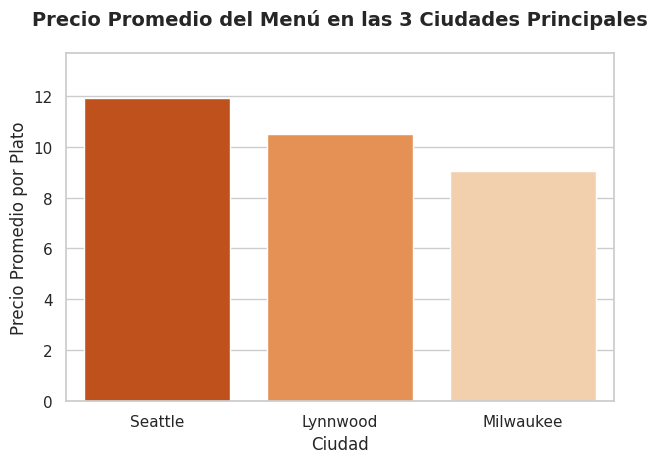
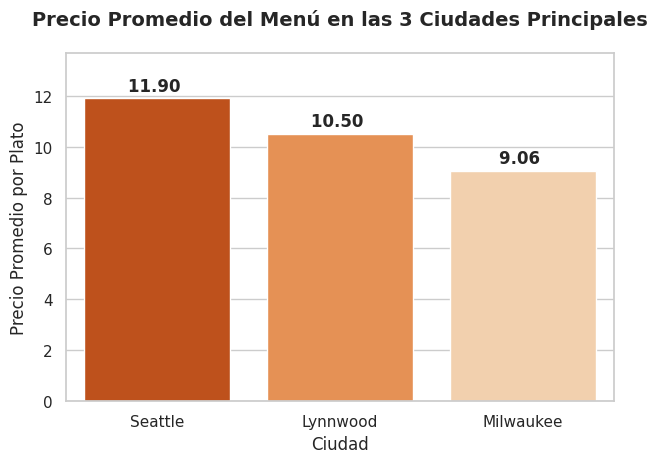
The change to this notebook cell's code, shown as a diff; its figure went from the first image to the second:
--- before
+++ after
@@ -11,5 +11,13 @@
     legend=False
 )
-
+for p in ax.patches:
+    ax.annotate(
+        f"{p.get_height():.2f} ",
+        (p.get_x() + p.get_width() / 2., p.get_height()),
+        ha='center', va='center',
+        xytext=(0, 9),
+        textcoords='offset points',
+        fontweight='bold'
+    )
 
 

Commit: Se creó con Colab